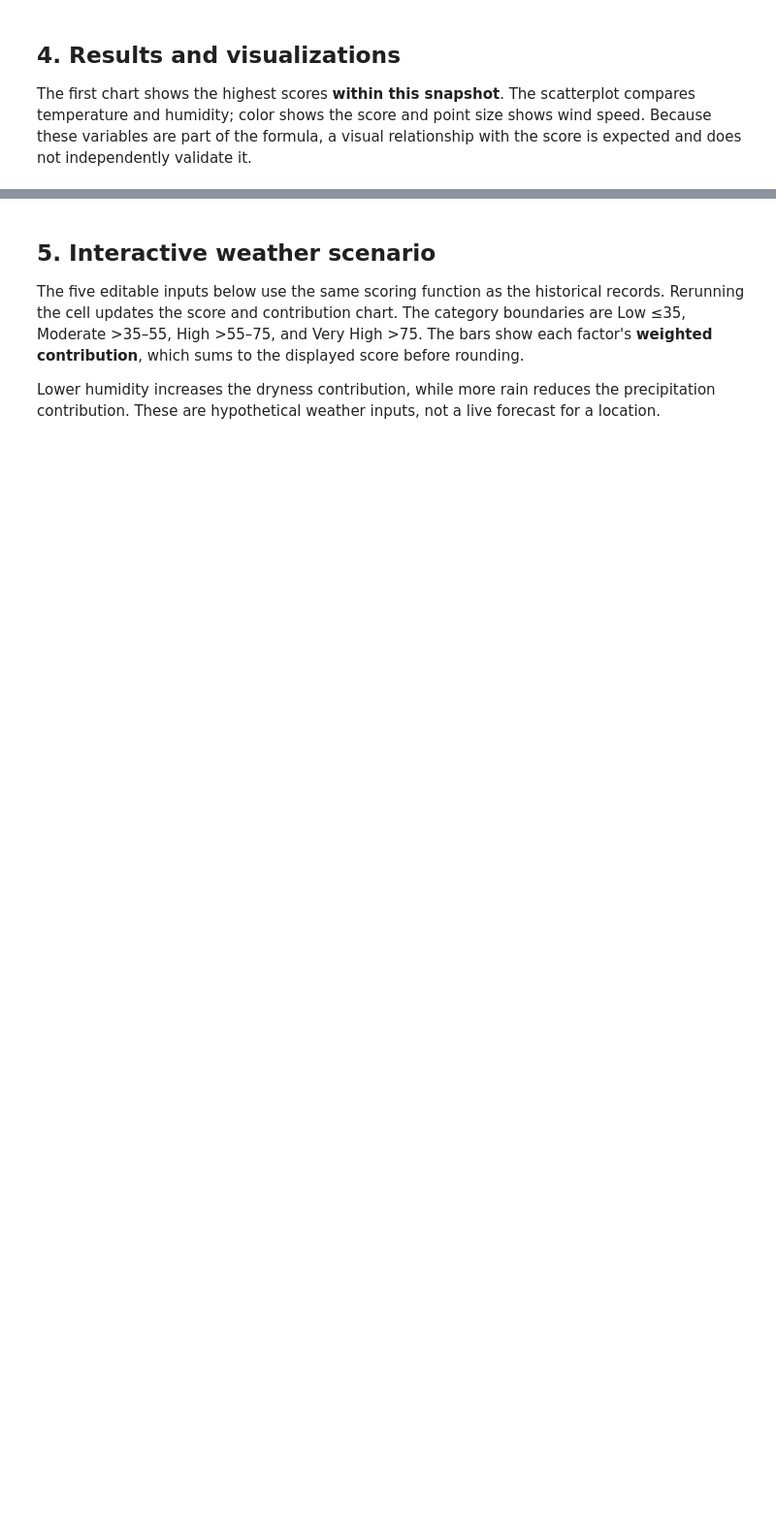
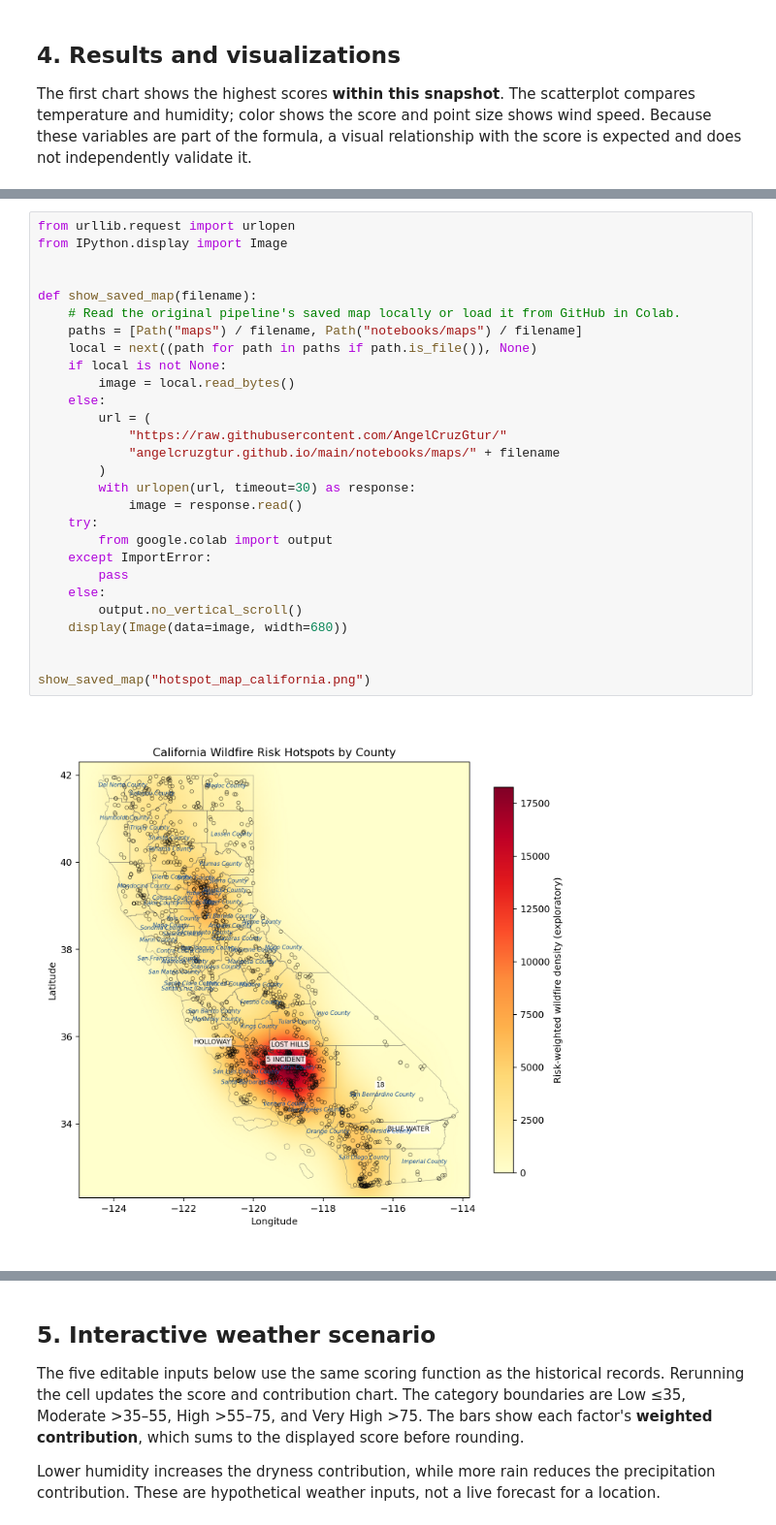
Before and after one commit to AngelCruzGtur/angelcruzgtur.github.io, a Jupyter notebook: notebooks/California_Wildfire_Risk.ipynb, the cells around one changed output, grey strips where cells are left out. Shown at 97% size. Cells and saved outputs as stored; diff of their text form; blank space fills up the shorter version.

```diff
--- a/notebooks/California_Wildfire_Risk.ipynb
+++ b/notebooks/California_Wildfire_Risk.ipynb
@@ -165,0 +185,30 @@ plt.show()
+# %%
+from urllib.request import urlopen
+from IPython.display import Image
+
+
+def show_saved_map(filename):
+    # Read the original pipeline's saved map locally or load it from GitHub in Colab.
+    paths = [Path("maps") / filename, Path("notebooks/maps") / filename]
+    local = next((path for path in paths if path.is_file()), None)
+    if local is not None:
+        image = local.read_bytes()
+    else:
+        url = (
+            "https://raw.githubusercontent.com/AngelCruzGtur/"
+            "angelcruzgtur.github.io/main/notebooks/maps/" + filename
+        )
+        with urlopen(url, timeout=30) as response:
+            image = response.read()
+    try:
+        from google.colab import output
+    except ImportError:
+        pass
+    else:
+        output.no_vertical_scroll()
+    display(Image(data=image, width=680))
+
+
+show_saved_map("hotspot_map_california.png")
+# %% [output]
+[figure, added]
```
Also changed, not shown: parts of 8 cells of this notebook, 7 other files.
